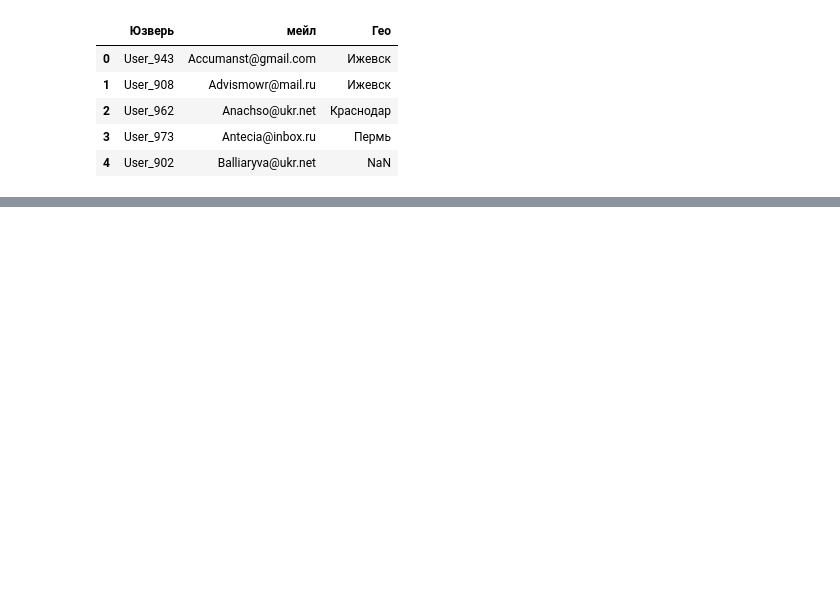
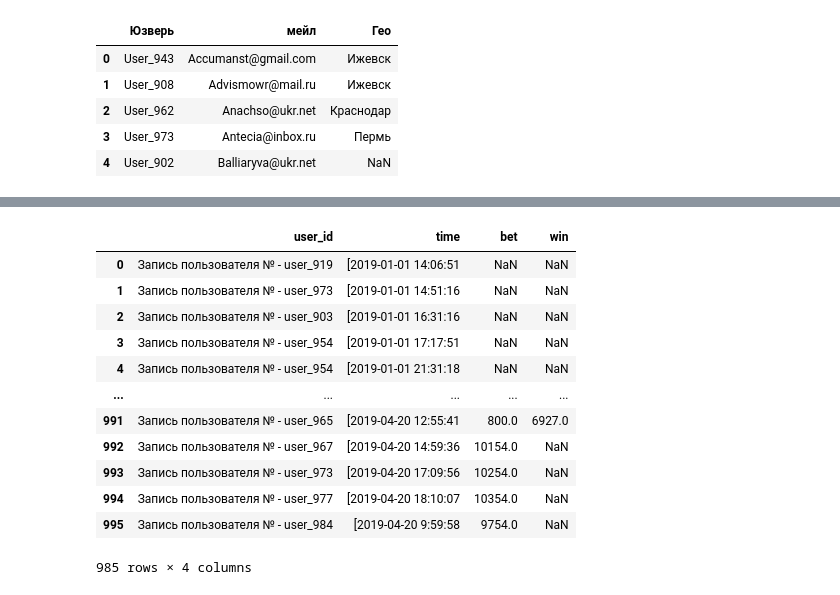
Before and after one commit to SVasilchenko/SkillFactory, a Jupyter notebook: Course_notebooks/module_1/Python 8 data cleaning/Python 8 - Data Cleaning.ipynb, the cells around one changed output, grey strips where cells are left out. Saved outputs shown, nothing was run; the diff lists cells and outputs as text; code cells hidden in the pictures; blank space fills up the shorter version.

```diff
--- a/Course_notebooks/module_1/Python 8 data cleaning/Python 8 - Data Cleaning.ipynb
+++ b/Course_notebooks/module_1/Python 8 data cleaning/Python 8 - Data Cleaning.ipynb
@@ -32,0 +96,19 @@ users.head()
+# %%
+log = pd.read_csv("log.csv",header=None)
+log.columns = ['user_id','time', 'bet','win']
+new_log = log[~log.user_id.str.contains('error', na=False)]
+new_log
+# %% [output]
+|  | user_id | time | bet | win |
+| 0 | Запись пользователя № - user_919 | [2019-01-01 14:06:51 | NaN | NaN |
+| 1 | Запись пользователя № - user_973 | [2019-01-01 14:51:16 | NaN | NaN |
+| 2 | Запись пользователя № - user_903 | [2019-01-01 16:31:16 | NaN | NaN |
+| 3 | Запись пользователя № - user_954 | [2019-01-01 17:17:51 | NaN | NaN |
+| 4 | Запись пользователя № - user_954 | [2019-01-01 21:31:18 | NaN | NaN |
+| ... | ... | ... | ... | ... |
+| 991 | Запись пользователя № - user_965 | [2019-04-20 12:55:41 | 800.0 | 6927.0 |
+| 992 | Запись пользователя № - user_967 | [2019-04-20 14:59:36 | 10154.0 | NaN |
+| 993 | Запись пользователя № - user_973 | [2019-04-20 17:09:56 | 10254.0 | NaN |
+| 994 | Запись пользователя № - user_977 | [2019-04-20 18:10:07 | 10354.0 | NaN |
+| 995 | Запись пользователя № - user_984 | [2019-04-20 9:59:58 | 9754.0 | NaN |
+985 rows × 4 columns
```
Also changed, not shown: parts of 15 cells of this notebook.
